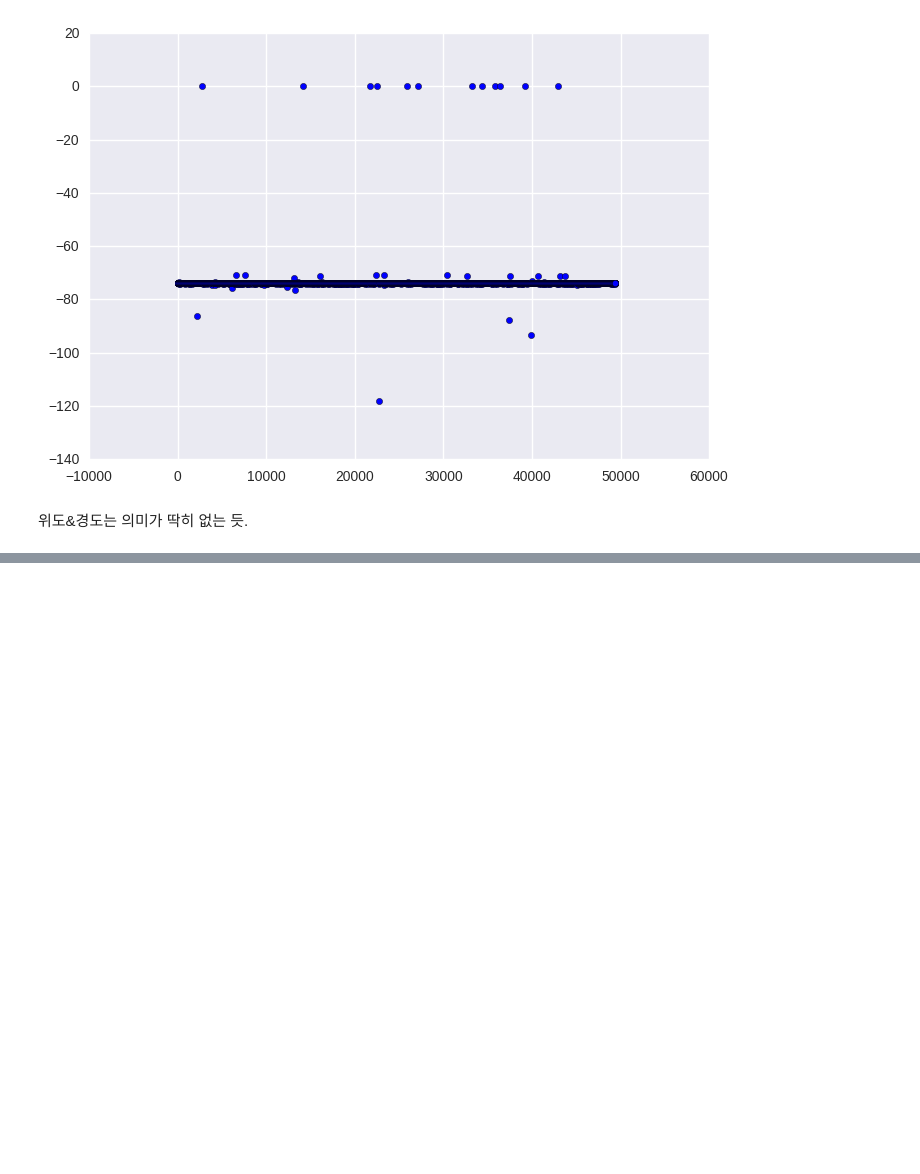
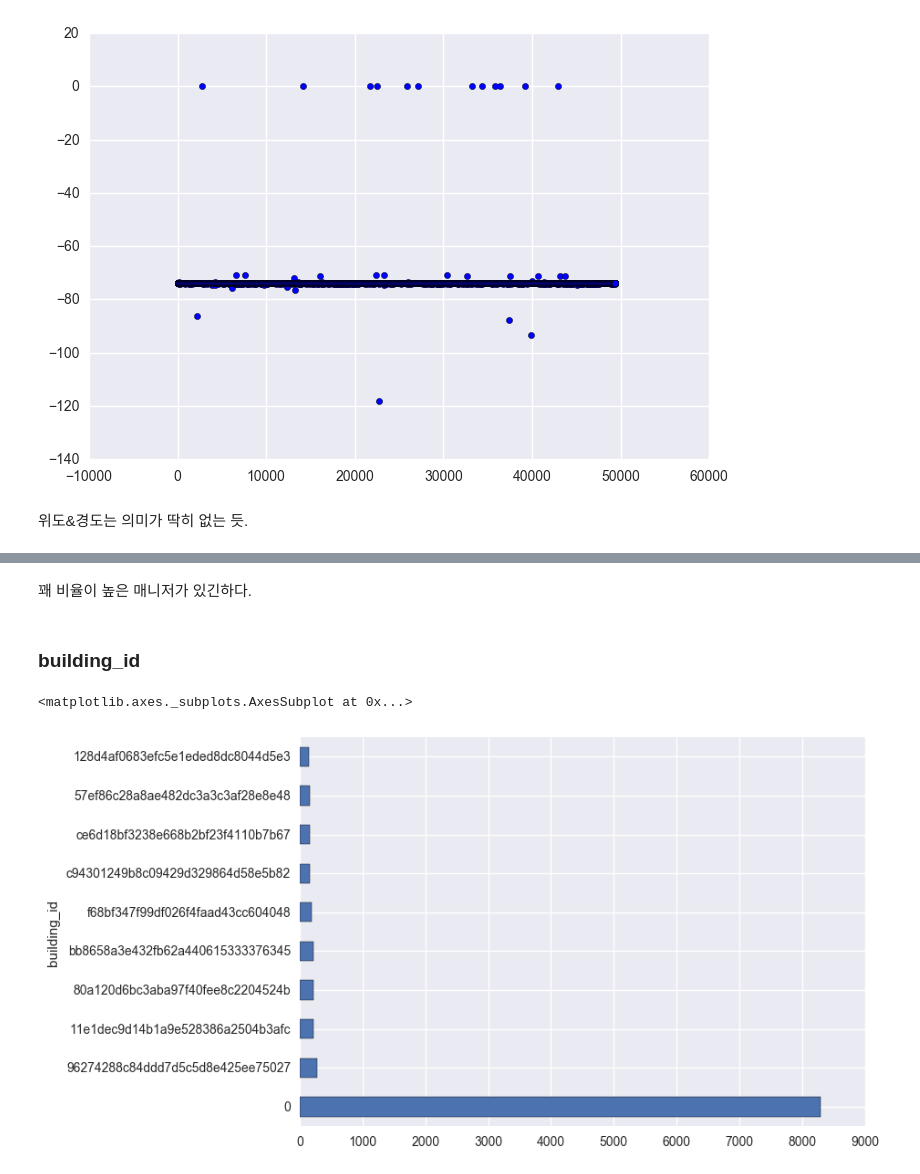
Before and after one commit to kyuni22/kagglebreak, a Jupyter notebook: rental_listing_inquiries/1704_first_work.ipynb, the cells around one changed output, grey strips where cells are left out. Drawn from its saved outputs; the diff is of its cells as text; code cells hidden in the pictures; blank space fills up the shorter version.

```diff
--- a/rental_listing_inquiries/1704_first_work.ipynb
+++ b/rental_listing_inquiries/1704_first_work.ipynb
@@ -386,0 +422,13 @@ plt.scatter(range(train.shape[0]), train['longitude'])
+# %% [markdown]
+꽤 비율이 높은 매니저가 있긴하다.
+# %% [markdown]
+### building_id
+# %%
+buildingDF = train.groupby(['building_id', 'interest_level'])['building_id'].count().unstack('interest_level').fillna(0)
+buildingDF['sum'] = buildingDF.sum(axis=1)
+buildingDF['high_ratio'] = buildingDF['high'] / buildingDF['sum']
+# %%
+buildingDF.sort_values('sum', ascending=False).head(10)['sum'].plot.barh()
+# %% [output]
+<matplotlib.axes._subplots.AxesSubplot at 0x...>
+[figure, added]
```
Also changed, not shown: parts of 54 cells of this notebook.
